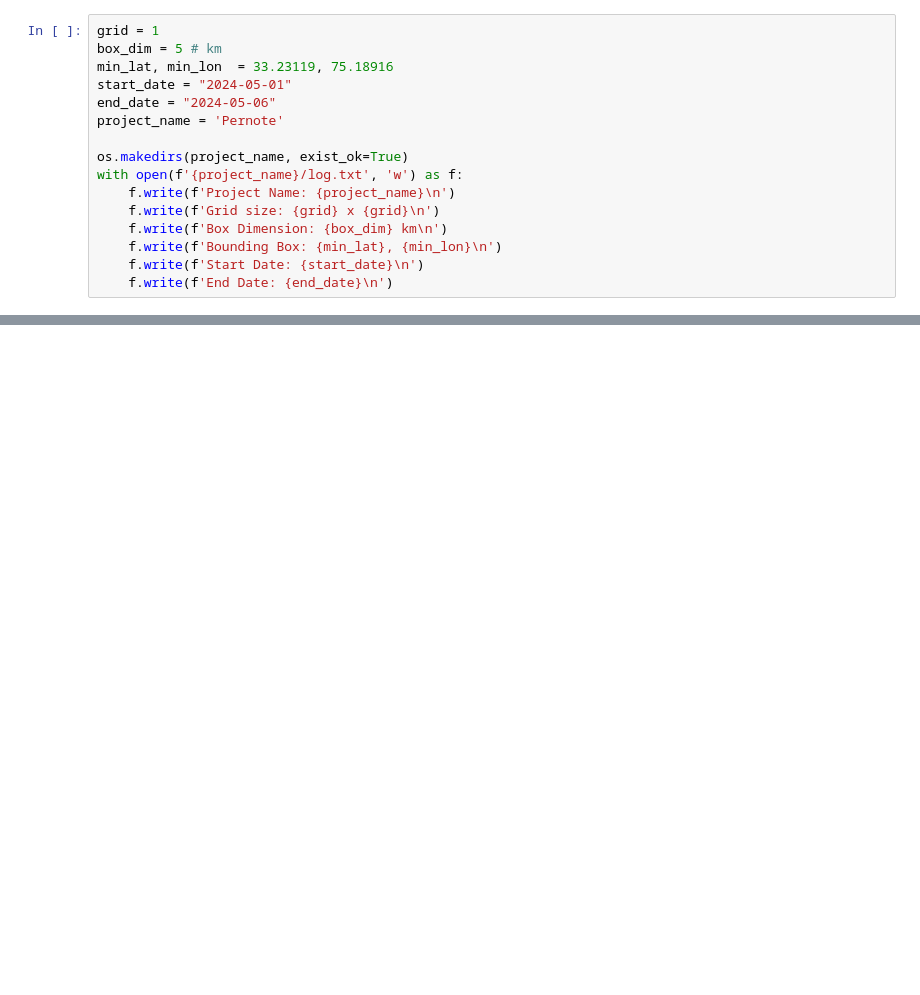
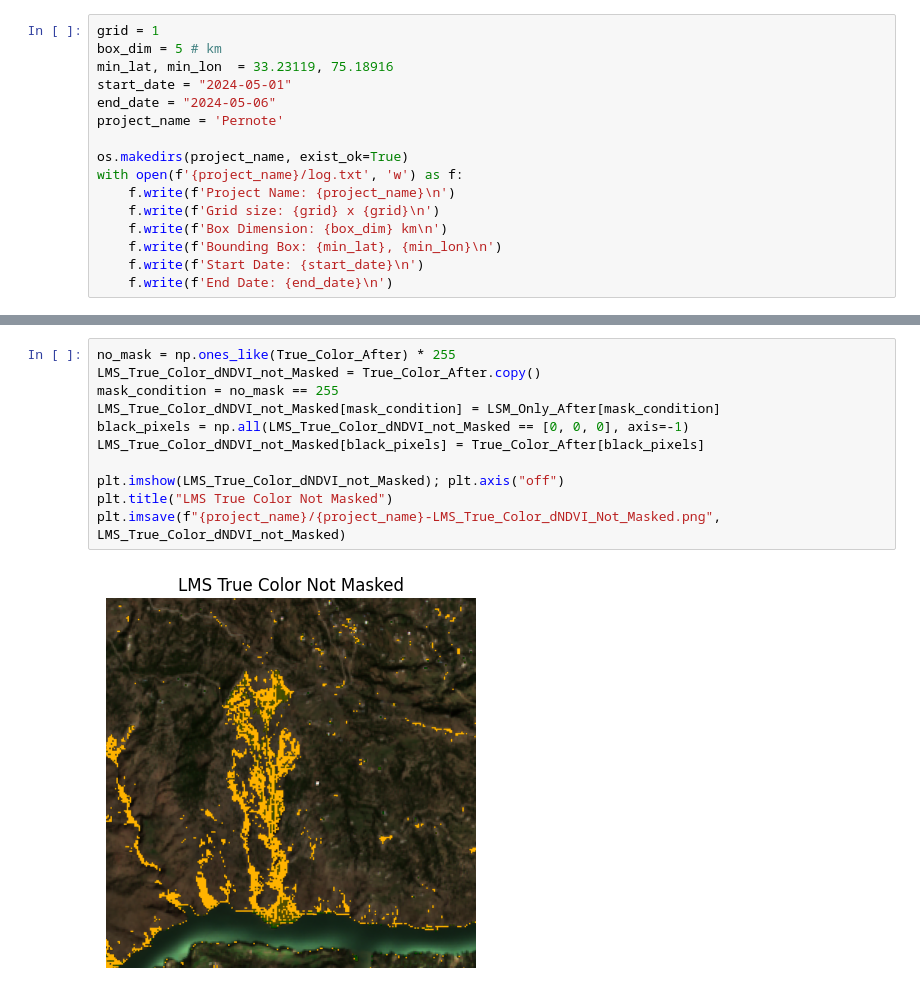
Before and after one commit to Neural-Mapping/Mappings, a Jupyter notebook: dNDVI demo.ipynb, the cells around one changed output, grey strips where cells are left out. Saved outputs shown, nothing was run; the diff lists cells and outputs as text; blank space fills up the shorter version.

```diff
--- a/dNDVI demo.ipynb
+++ b/dNDVI demo.ipynb
@@ -127,3 +144,16 @@ plt.show()
+# %%
+no_mask = np.ones_like(True_Color_After) * 255
+LMS_True_Color_dNDVI_not_Masked = True_Color_After.copy()
+mask_condition = no_mask == 255
+LMS_True_Color_dNDVI_not_Masked[mask_condition] = LSM_Only_After[mask_condition]
+black_pixels = np.all(LMS_True_Color_dNDVI_not_Masked == [0, 0, 0], axis=-1)
+LMS_True_Color_dNDVI_not_Masked[black_pixels] = True_Color_After[black_pixels]
+
+plt.imshow(LMS_True_Color_dNDVI_not_Masked); plt.axis("off")
+plt.title("LMS True Color Not Masked")
+plt.imsave(f"{project_name}/{project_name}-LMS_True_Color_dNDVI_Not_Masked.png", LMS_True_Color_dNDVI_not_Masked)
+# %% [output]
+[figure, added]
 # %%
 LMS_True_Color_dNDVI_Masked = True_Color_After.copy()
 LMS_True_Color_dNDVI_Masked[mask[:,:, None].repeat(3, -1) == 255] = LSM_Only_After[mask[:,:, None].repeat(3, -1) == 255]
```
Also changed, not shown: parts of 7 cells of this notebook, 16 other files.
